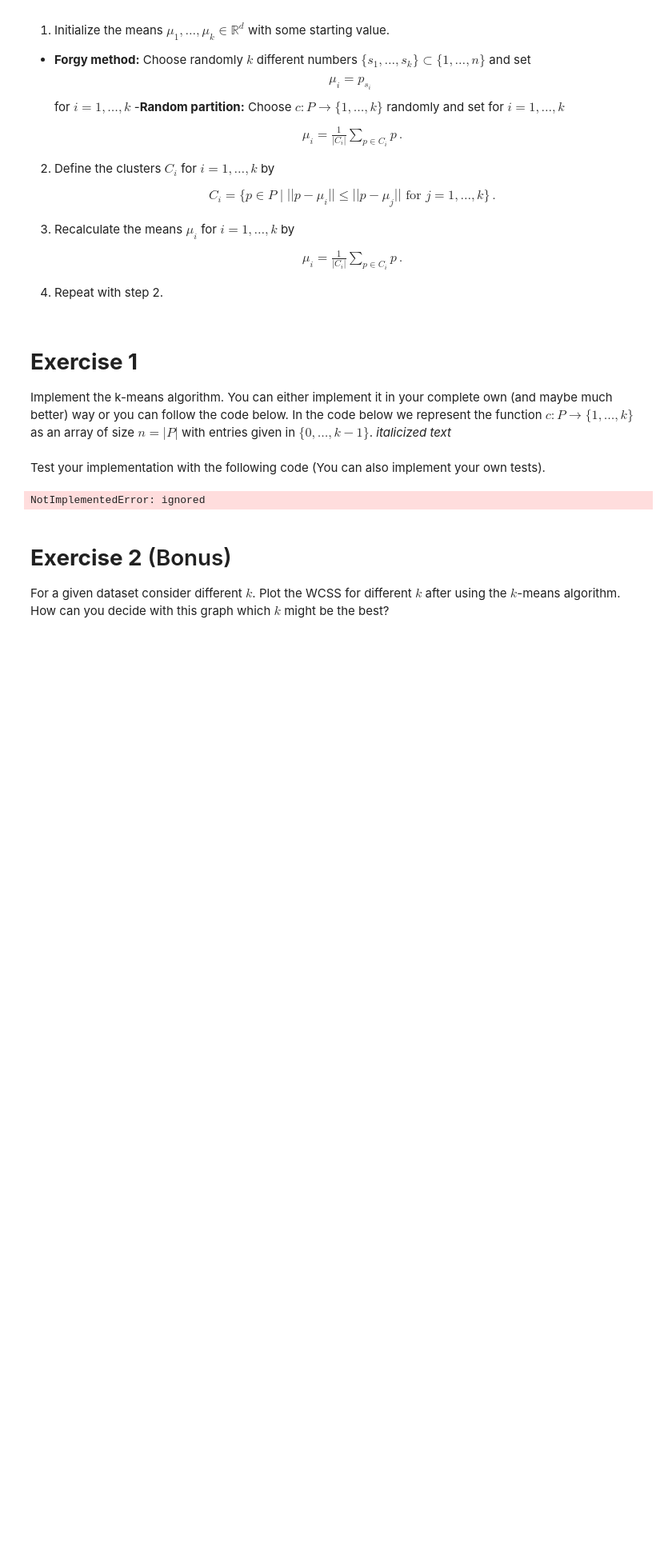
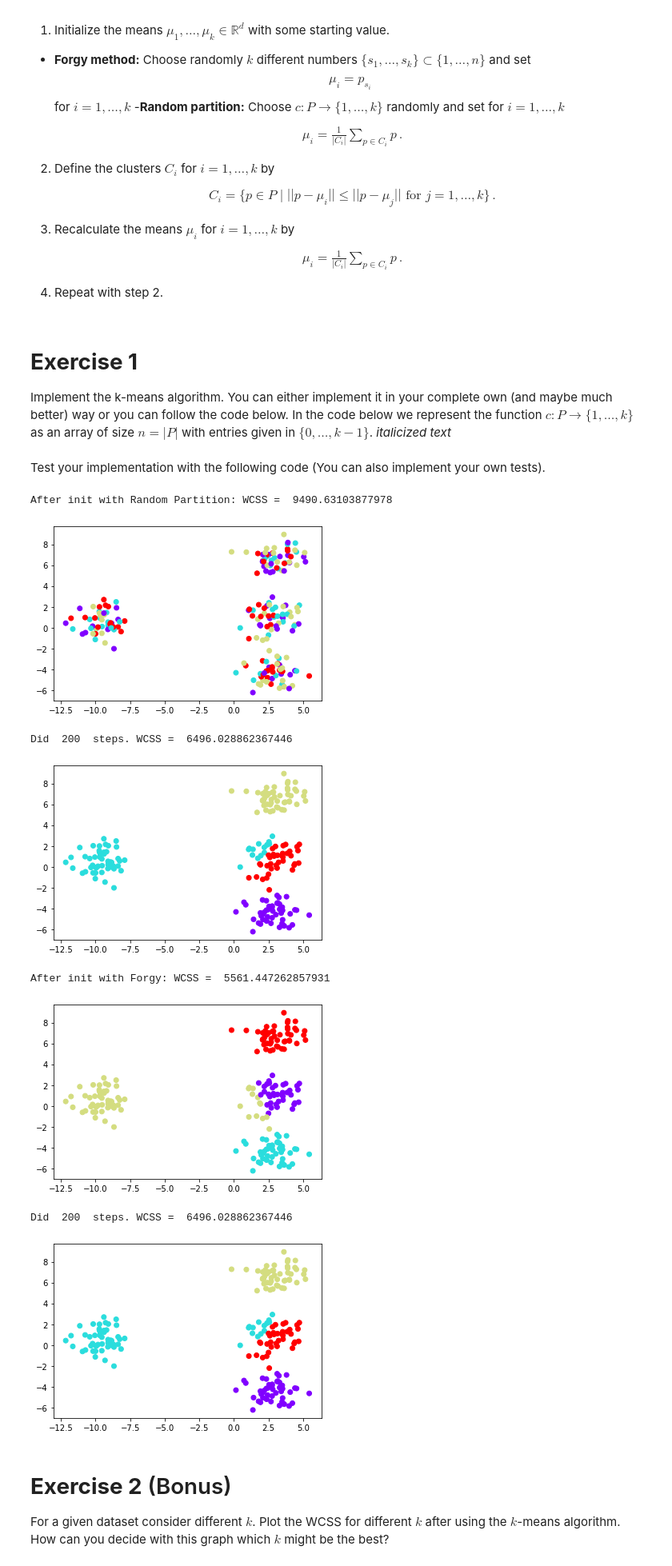
Before and after one commit to NUG30/homework-3-hiepnh14, a Jupyter notebook: assignment3.ipynb, the cells around one changed output. Shown at 80% size. Drawn from its saved outputs; the diff is of its cells as text; code cells hidden in the pictures; blank space fills up the shorter version.

```diff
--- a/assignment3.ipynb
+++ b/assignment3.ipynb
@@ -90,27 +90,47 @@ means = np.zeros((k,d)) # the k-means (points in R^d)
 
 n = len(points) # number of points  (make sure to execute the code on top of the homework)
 
-clusters = np.zeros((n)) # the current function c
+clusters = [0 for i in range(n)] # the current function c
+import random
 
 # Initialize the k-means by using the Forgy method
 def init_forgy():
-  raise NotImplementedError
+  for i in range(k):
+    h = random.randint(0, n - 1)
+    means[i] = points[h]
+  return means #position of cluster
 
 # Initilize the k-means with Random partition
 def init_random():
-  raise NotImplementedError
+  for i in range(n):
+    clusters[i] = random.randint(0, k - 1)
+  return clusters
 
 
 # Updates the means depending on the current clusters
 # This is step 3 in the algorithm
 def update_means():
-  raise NotImplementedError
+  for i in range(k):
+    number = 0
+    point = np.zeros((d))
+    for j in range(n):
+      if clusters[j] == i:
+        number += 1
+        for m in range(d):
+          point[m] += points[i][m]
+    for m in range(d):
+      means[i][m] = point[m] / number
 
 
 # Chooses the cluster according to the current means
 # This is step 2
 def choose_clusters():
-  raise NotImplementedError
+  for i in range(n):
+    d = np.linalg.norm(points[i]-means[clusters[i]])
+    for j in range(k):
+      if np.linalg.norm(points[i]-means[j]) < d:
+        d = np.linalg.norm(points[i]-means[j])
+        clusters[i] = j
 
 
 # within-cluster sum of squares (WCSS)
@@ -157,10 +177,17 @@ def kmeans_forgy(number_of_steps=10):
 # %% [markdown]
 Test your implementation with the following code (You can also implement your own tests).
 # %%
-kmeans_random(20)
-kmeans_forgy(20)
+kmeans_random(200)
+kmeans_forgy(200)
 # %% [output]
-NotImplementedError: ignored
+After init with Random Partition: WCSS =  9490.63103877978
+[figure, added]
+Did  200  steps. WCSS =  6496.028862367446
+[figure, added]
+After init with Forgy: WCSS =  5561.447262857931
+[figure, added]
+Did  200  steps. WCSS =  6496.028862367446
+[figure, added]
 # %% [markdown]
 # **Exercise 2** (Bonus)
 
```
Also changed, not shown: parts of 1 cell of this notebook.
